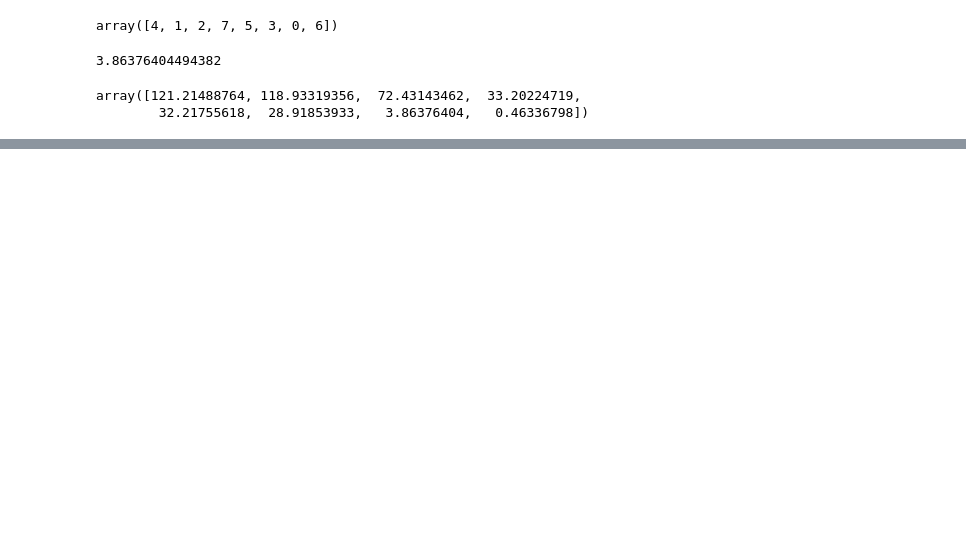
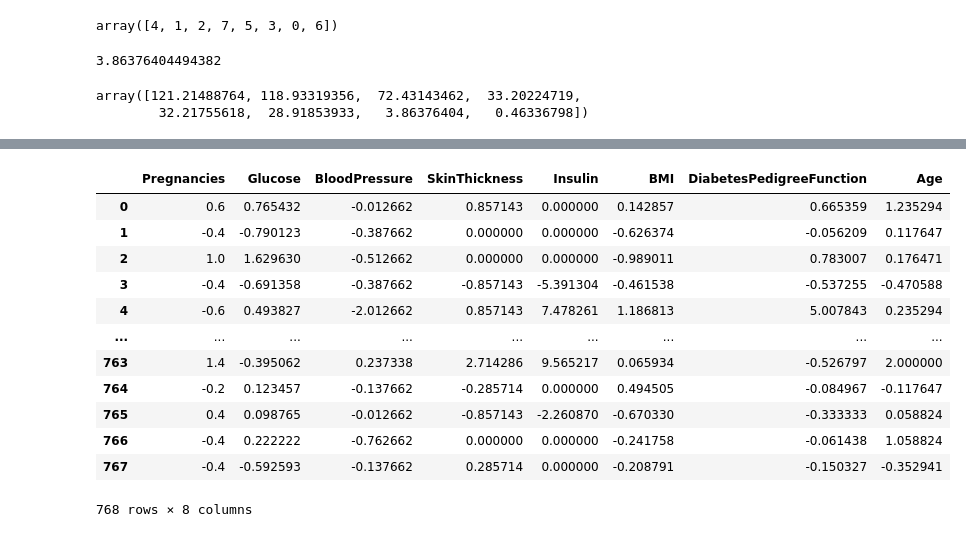
Before and after one commit to Jawad-Flahi/Risk-factore-of-Diabetes, a Jupyter notebook: diabities.ipynb, the cells around one changed output, grey strips where cells are left out. Drawn from its saved outputs; the diff is of its cells as text; code cells hidden in the pictures; blank space fills up the shorter version.

```diff
--- a/diabities.ipynb
+++ b/diabities.ipynb
@@ -497,0 +522,16 @@ print(list(
+# %%
+X_scaled_df
+# %% [output]
+|  | Pregnancies | Glucose | BloodPressure | SkinThickness | Insulin | BMI | DiabetesPedigreeFunction | Age |
+| 0 | 0.6 | 0.765432 | -0.012662 | 0.857143 | 0.000000 | 0.142857 | 0.665359 | 1.235294 |
+| 1 | -0.4 | -0.790123 | -0.387662 | 0.000000 | 0.000000 | -0.626374 | -0.056209 | 0.117647 |
+| 2 | 1.0 | 1.629630 | -0.512662 | 0.000000 | 0.000000 | -0.989011 | 0.783007 | 0.176471 |
+| 3 | -0.4 | -0.691358 | -0.387662 | -0.857143 | -5.391304 | -0.461538 | -0.537255 | -0.470588 |
+| 4 | -0.6 | 0.493827 | -2.012662 | 0.857143 | 7.478261 | 1.186813 | 5.007843 | 0.235294 |
+| ... | ... | ... | ... | ... | ... | ... | ... | ... |
+| 763 | 1.4 | -0.395062 | 0.237338 | 2.714286 | 9.565217 | 0.065934 | -0.526797 | 2.000000 |
+| 764 | -0.2 | 0.123457 | -0.137662 | -0.285714 | 0.000000 | 0.494505 | -0.084967 | -0.117647 |
+| 765 | 0.4 | 0.098765 | -0.012662 | -0.857143 | -2.260870 | -0.670330 | -0.333333 | 0.058824 |
+| 766 | -0.4 | 0.222222 | -0.762662 | 0.000000 | 0.000000 | -0.241758 | -0.061438 | 1.058824 |
+| 767 | -0.4 | -0.592593 | -0.137662 | 0.285714 | 0.000000 | -0.208791 | -0.150327 | -0.352941 |
+768 rows × 8 columns
```
Also changed, not shown: parts of 28 cells of this notebook.
